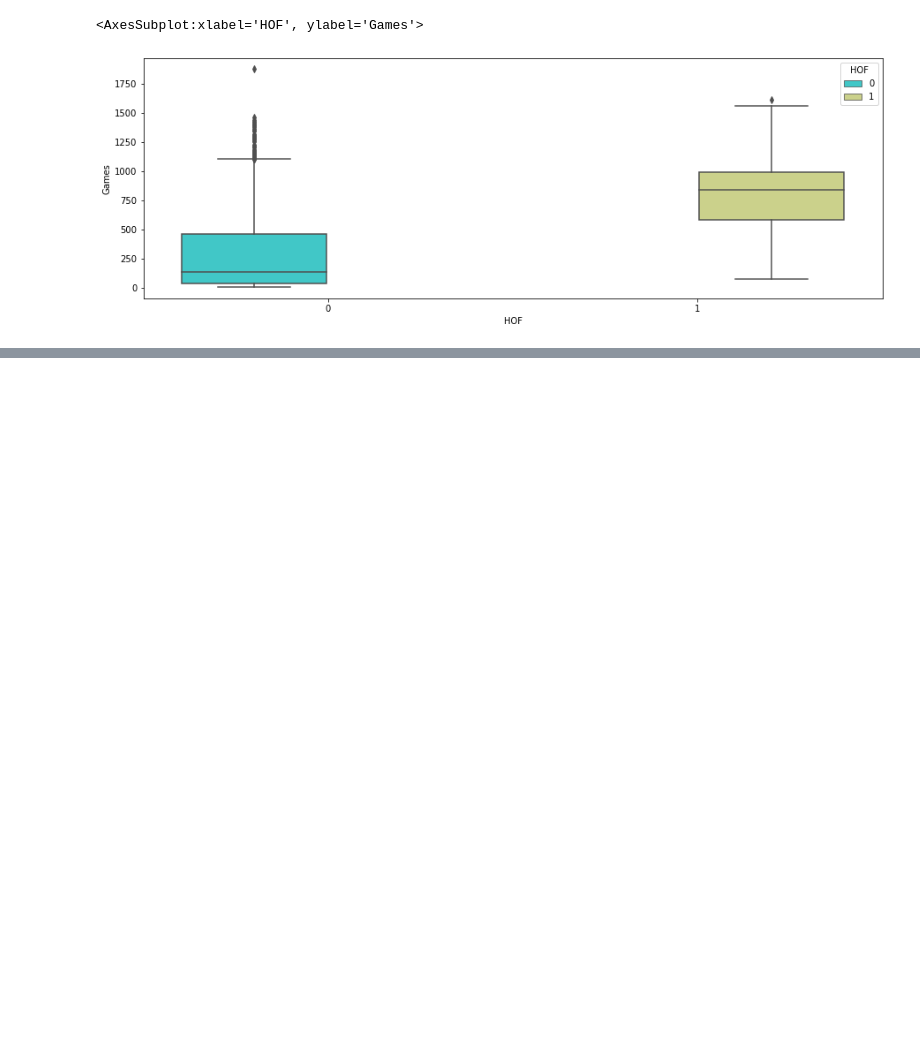
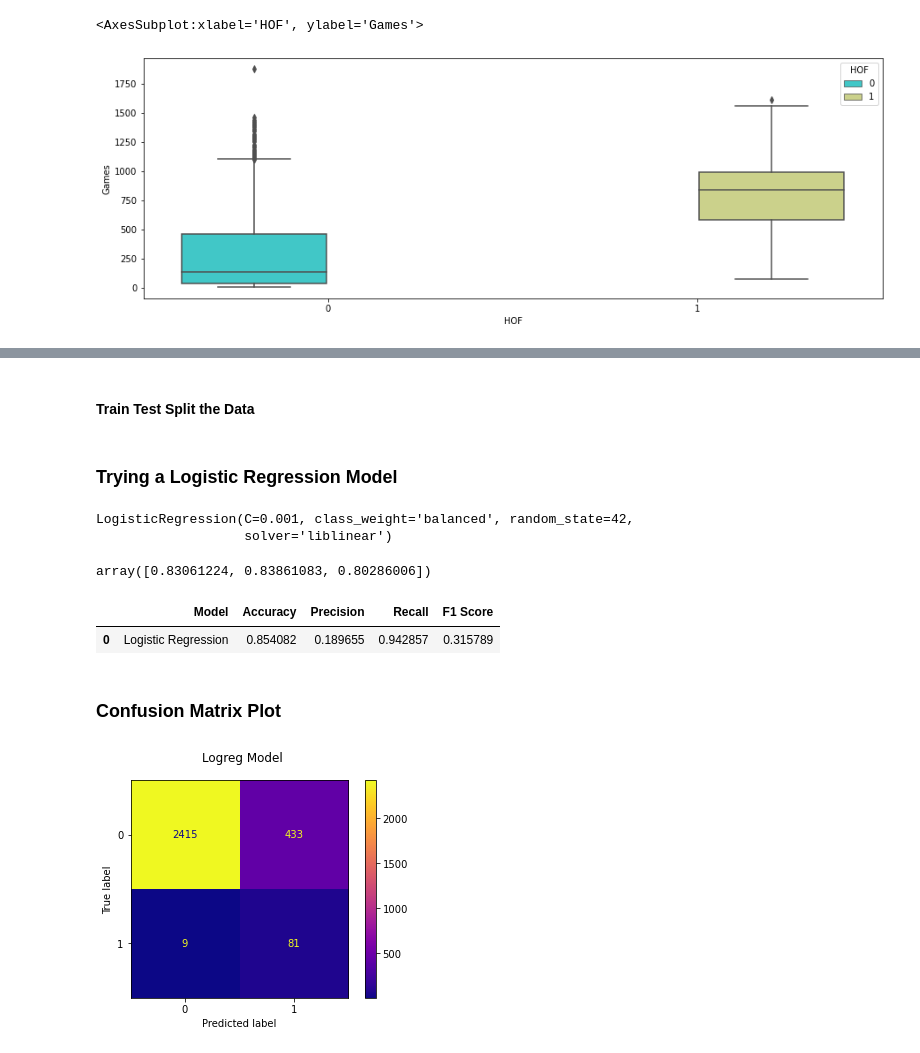
Before and after one commit to Mynusjanai/nba-hof-pred, a Jupyter notebook: nba_hof_workbook.ipynb, the cells around one changed output, grey strips where cells are left out. Saved outputs shown, nothing was run; the diff lists cells and outputs as text; code cells hidden in the pictures; blank space fills up the shorter version.

Commit message:
tues night update w/ prelim models

```diff
--- a/nba_hof_workbook.ipynb
+++ b/nba_hof_workbook.ipynb
@@ -400,0 +479,24 @@ nba_total.sort_values(by = 'AST', ascending = False)
+# %%
+X.fillna(0, inplace = True)
+# %% [markdown]
+#### Train Test Split the Data
+# %%
+X_train, X_test, y_train, y_test = train_test_split(X, y, test_size = 0.25, random_state = 42)
+# %%
+nba_scaled = StandardScaler()
+
+nba_scaled.fit(X_train)
+X_train_sc = nba_scaled.transform(X_train)
+X_test_sc = nba_scaled.transform(X_test)
+# %% [markdown]
+### Trying a Logistic Regression Model
+# %%
+logreg_model = LogisticRegression(random_state=42, solver = 'liblinear', C = .001, class_weight = 'balanced')
+logreg_model.fit(X_train_sc, y_train)
+# %% [output]
+LogisticRegression(C=0.001, class_weight='balanced', random_state=42,
+                   solver='liblinear')
+# %%
+cross_val_score(logreg_model, X_train_sc, y_train, cv=3)
+# %% [output]
+array([0.83061224, 0.83861083, 0.80286006])
@@ -400,0 +505,22 @@ nba_total.sort_values(by = 'AST', ascending = False)
+# %%
+acc = accuracy_score(y_test, y_pred)
+prec = precision_score(y_test, y_pred)
+rec = recall_score(y_test, y_pred)
+f1 = f1_score(y_test, y_pred)
+
+results = pd.DataFrame([['Logistic Regression', acc, prec, rec, f1]],
+               columns = ['Model', 'Accuracy', 'Precision', 'Recall', 'F1 Score'])
+results
+# %% [output]
+|  | Model | Accuracy | Precision | Recall | F1 Score |
+| 0 | Logistic Regression | 0.854082 | 0.189655 | 0.942857 | 0.315789 |
+# %% [markdown]
+### Confusion Matrix Plot
+# %%
+fig, ax = plt.subplots()
+
+fig.suptitle("Logreg Model")
+
+plot_confusion_matrix(logreg_model, X_train_sc, y_train, ax=ax, cmap="plasma");
+# %% [output]
+[figure, added]
```
Also changed, not shown: parts of 18 cells of this notebook.
